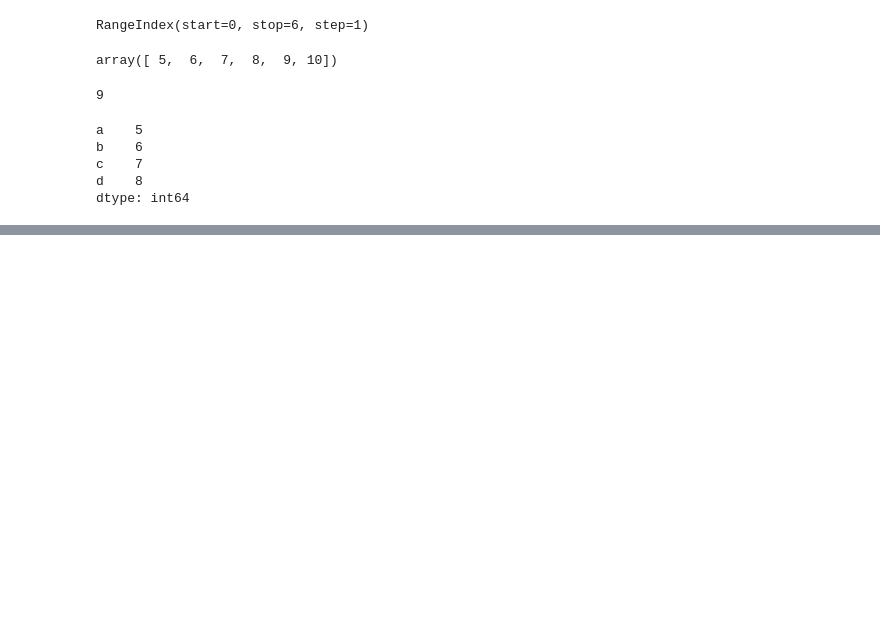
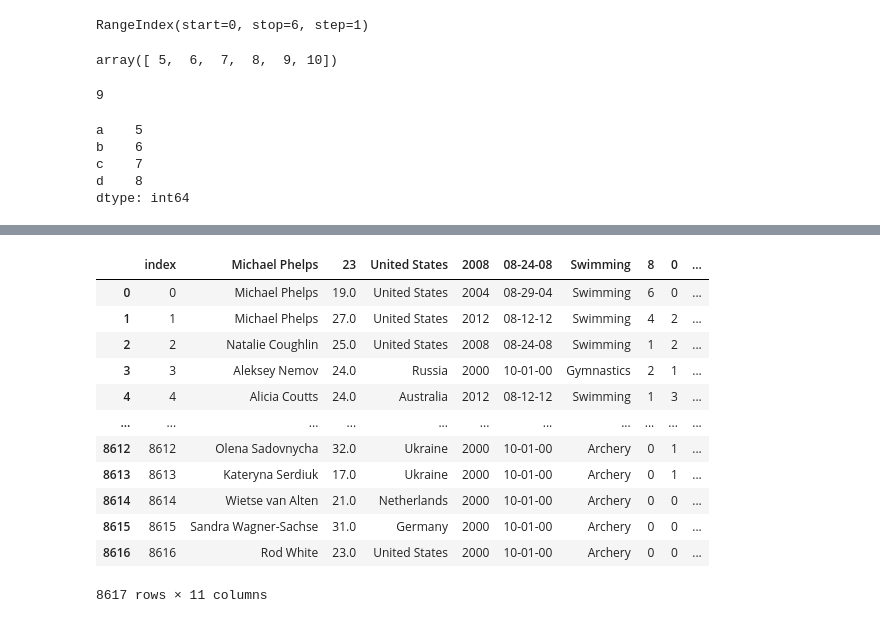
Before and after one commit to avigupta2798/OpenGenus-Notebook, a Jupyter notebook: Pandas/Notebook.ipynb, the cells around one changed output, grey strips where cells are left out. Cells and saved outputs as stored; diff of their text form; code cells hidden in the pictures; blank space fills up the shorter version.

```diff
--- a/Pandas/Notebook.ipynb
+++ b/Pandas/Notebook.ipynb
@@ -48,0 +180,16 @@ dtype: int64
+# %%
+df.reset_index()
+# %% [output]
+|  | index | Michael Phelps | 23 | United States | 2008 | 08-24-08 | Swimming | 8 | 0 | ... |
+| 0 | 0 | Michael Phelps | 19.0 | United States | 2004 | 08-29-04 | Swimming | 6 | 0 | ... |
+| 1 | 1 | Michael Phelps | 27.0 | United States | 2012 | 08-12-12 | Swimming | 4 | 2 | ... |
+| 2 | 2 | Natalie Coughlin | 25.0 | United States | 2008 | 08-24-08 | Swimming | 1 | 2 | ... |
+| 3 | 3 | Aleksey Nemov | 24.0 | Russia | 2000 | 10-01-00 | Gymnastics | 2 | 1 | ... |
+| 4 | 4 | Alicia Coutts | 24.0 | Australia | 2012 | 08-12-12 | Swimming | 1 | 3 | ... |
+| ... | ... | ... | ... | ... | ... | ... | ... | ... | ... | ... |
+| 8612 | 8612 | Olena Sadovnycha | 32.0 | Ukraine | 2000 | 10-01-00 | Archery | 0 | 1 | ... |
+| 8613 | 8613 | Kateryna Serdiuk | 17.0 | Ukraine | 2000 | 10-01-00 | Archery | 0 | 1 | ... |
+| 8614 | 8614 | Wietse van Alten | 21.0 | Netherlands | 2000 | 10-01-00 | Archery | 0 | 0 | ... |
+| 8615 | 8615 | Sandra Wagner-Sachse | 31.0 | Germany | 2000 | 10-01-00 | Archery | 0 | 0 | ... |
+| 8616 | 8616 | Rod White | 23.0 | United States | 2000 | 10-01-00 | Archery | 0 | 0 | ... |
+8617 rows × 11 columns
```
Also changed, not shown: parts of 9 cells of this notebook, 1 other file.
